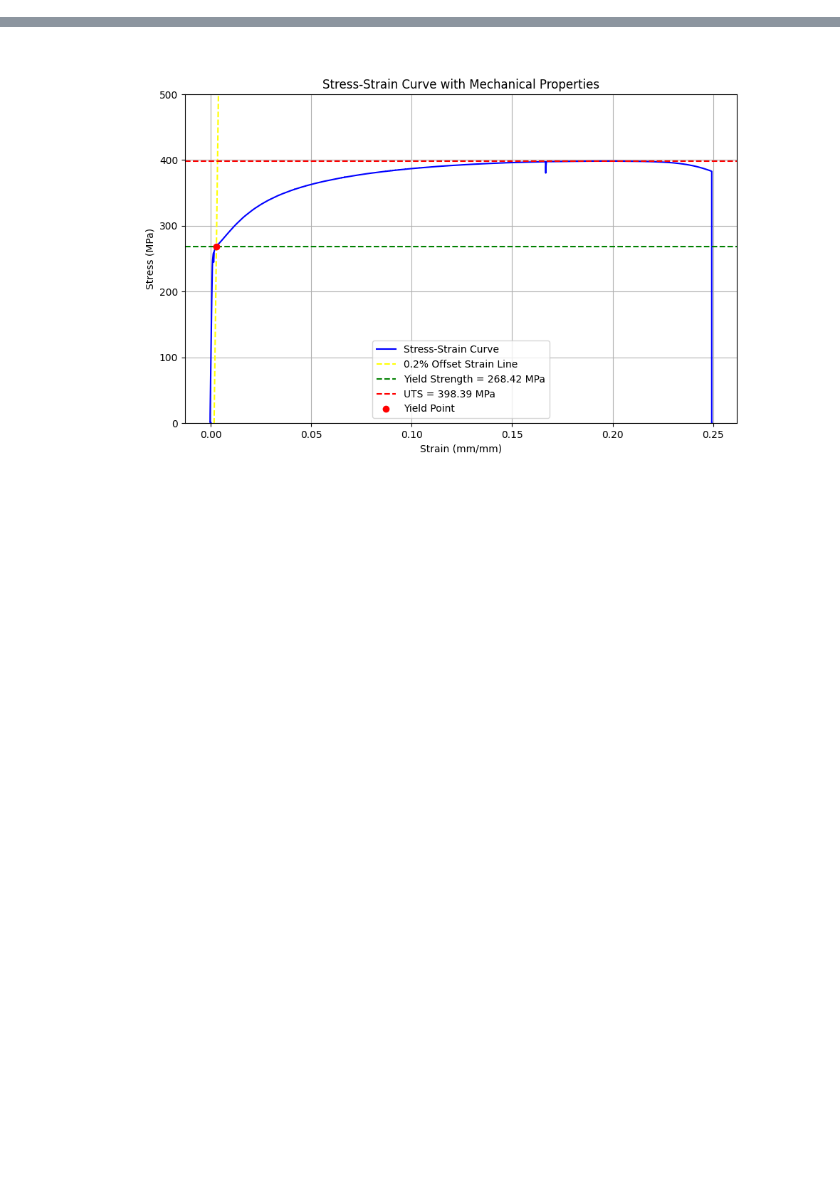
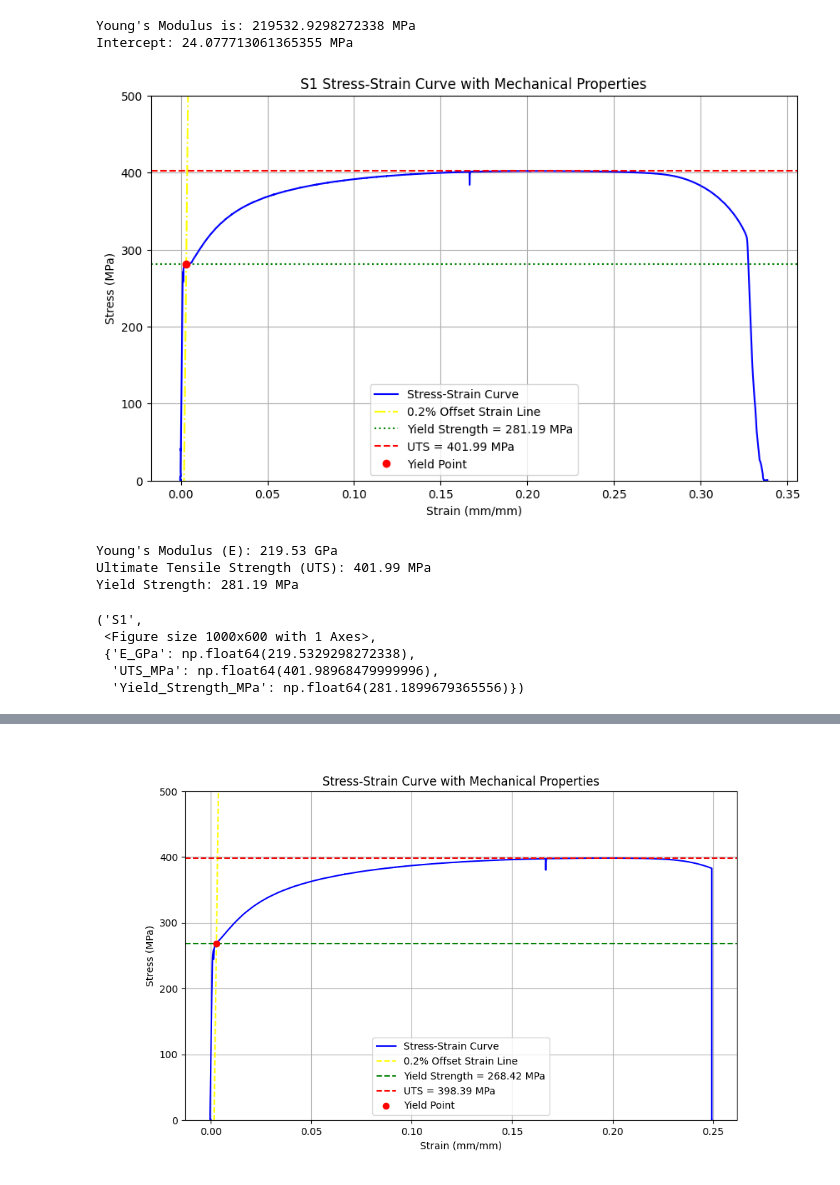
Before and after one commit to TimberEng/Tensilt-Test-Post-Processing, a Jupyter notebook: Coupon(GU)/Read & Write to Excel.ipynb, the cells around one changed output, grey strips where cells are left out. Cells and saved outputs as stored; diff of their text form; code cells hidden in the pictures; blank space fills up the shorter version.

```diff
--- a/Coupon(GU)/Read & Write to Excel.ipynb
+++ b/Coupon(GU)/Read & Write to Excel.ipynb
@@ -12,3 +12,34 @@ ws = wb.worksheets[0]
 sample_name = ws['a2'].value
 width = ws['b2'].value
 thickness = ws['c2'].value
+# %%
+def sample_data_read (file_name: str):
+    '''
+    Reads sample metadata from the first worksheet of an Excel file.
+
+    Parameters
+    ----------
+    file_name : str
+        The name of the Excel file to read, located in the current working directory.
+
+    Returns
+    -------
+    list
+        A list containing:
+        - sample_file_name (sample name from cell A2 with ".csv" extension)
+        - thickness (value from cell C2)
+        - width (value from cell B2)
+    '''
+
+    from openpyxl import load_workbook
+    from pathlib import Path
+    sample_data_file = Path.cwd()/file_name
+    wb = load_workbook(sample_data_file)
+    ws = wb.worksheets[0]
+    sample_name = ws['a2'].value
+    width = ws['b2'].value
+    thickness = ws['c2'].value
+    sample_file_name = str (sample_name + ".csv")
+    return [sample_file_name, thickness, width]
+# %%
+S = sample_data_read('Sample data.xlsx')
@@ -14,0 +74,14 @@ thickness = ws['c2'].value
+# %%
+pa.coupon_test(S[0], S[1], S[2])
+# %% [output]
+Young's Modulus is: 219532.9298272338 MPa
+Intercept: 24.077713061365355 MPa
+[figure, added]
+Young's Modulus (E): 219.53 GPa
+Ultimate Tensile Strength (UTS): 401.99 MPa
+Yield Strength: 281.19 MPa
+('S1',
+ <Figure size 1000x600 with 1 Axes>,
+ {'E_GPa': np.float64(219.5329298272338),
+  'UTS_MPa': np.float64(401.98968479999996),
+  'Yield_Strength_MPa': np.float64(281.1899679365556)})
```
Also changed, not shown: parts of 23 cells of this notebook, 14 other files.
